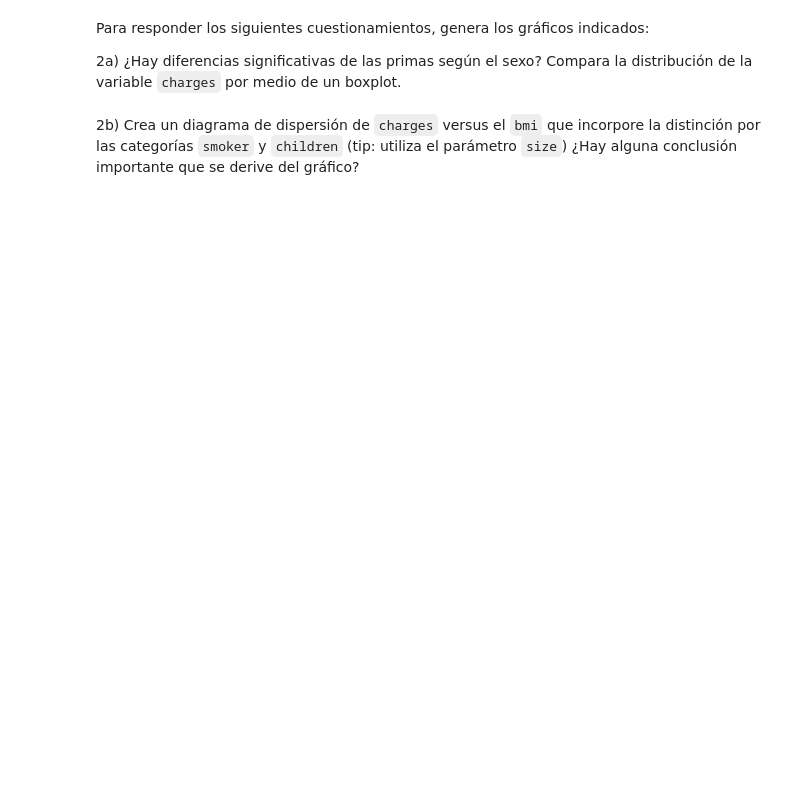
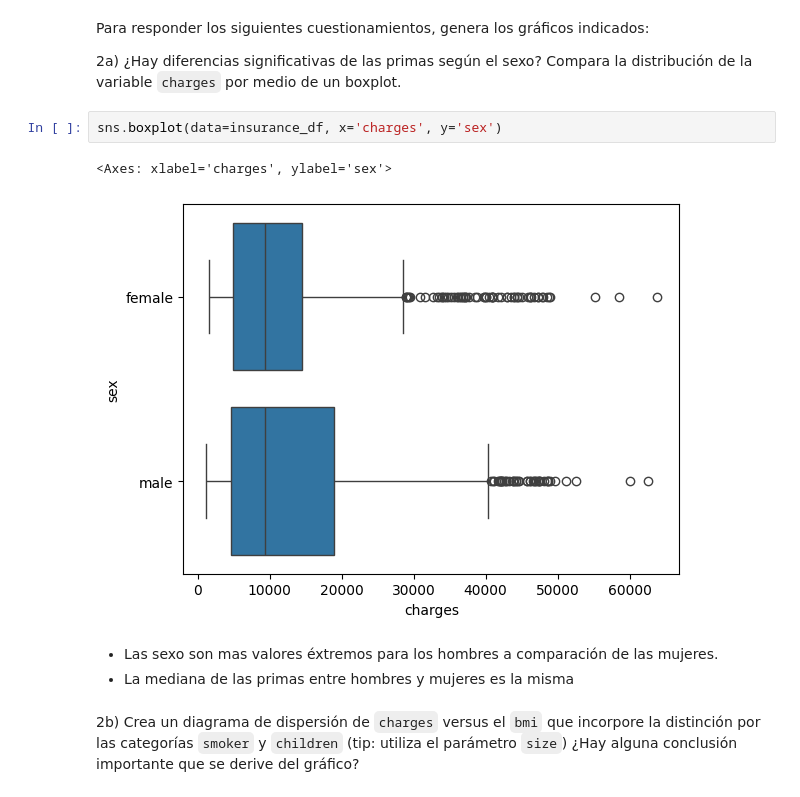
Before and after one commit to alexgarma/TC4029-ciencia-y-analitica-de-datos-equipo83, a Jupyter notebook: notebooks/Actividad8RLineal_Equipo83.ipynb, the cells around one changed output. Drawn from its saved outputs; the diff is of its cells as text; blank space fills up the shorter version.

```diff
--- a/notebooks/Actividad8RLineal_Equipo83.ipynb
+++ b/notebooks/Actividad8RLineal_Equipo83.ipynb
@@ -386,5 +386,13 @@ for column_name in obj_columns:
 Para responder los siguientes cuestionamientos, genera los gráficos indicados:
 
 2a) ¿Hay diferencias significativas de las primas según el sexo? Compara la distribución de la variable `charges` por medio de un boxplot.
+# %%
+sns.boxplot(data=insurance_df, x='charges', y='sex')
+# %% [output]
+<Axes: xlabel='charges', ylabel='sex'>
+[figure, added]
+# %% [markdown]
+- Las sexo son mas valores éxtremos para los hombres a comparación de las mujeres.
+- La mediana de las primas entre hombres y mujeres es la misma
 # %% [markdown]
 2b) Crea un diagrama de dispersión de `charges` versus el `bmi` que incorpore la distinción por las categorías `smoker` y `children` (tip: utiliza el parámetro `size`) ¿Hay alguna conclusión importante que se derive del gráfico?
```
Also changed, not shown: parts of 10 cells of this notebook, 1 other file.
